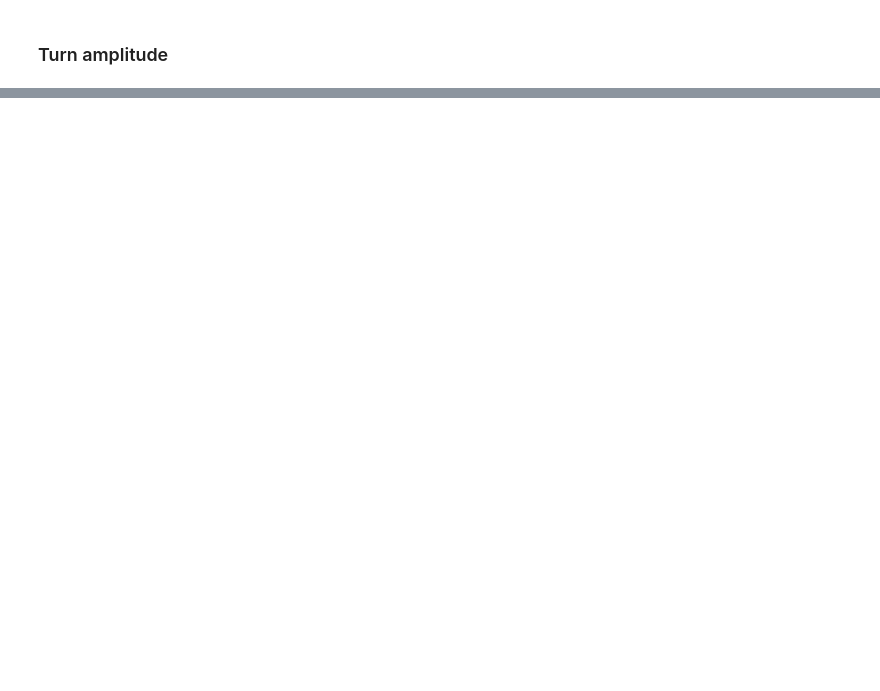
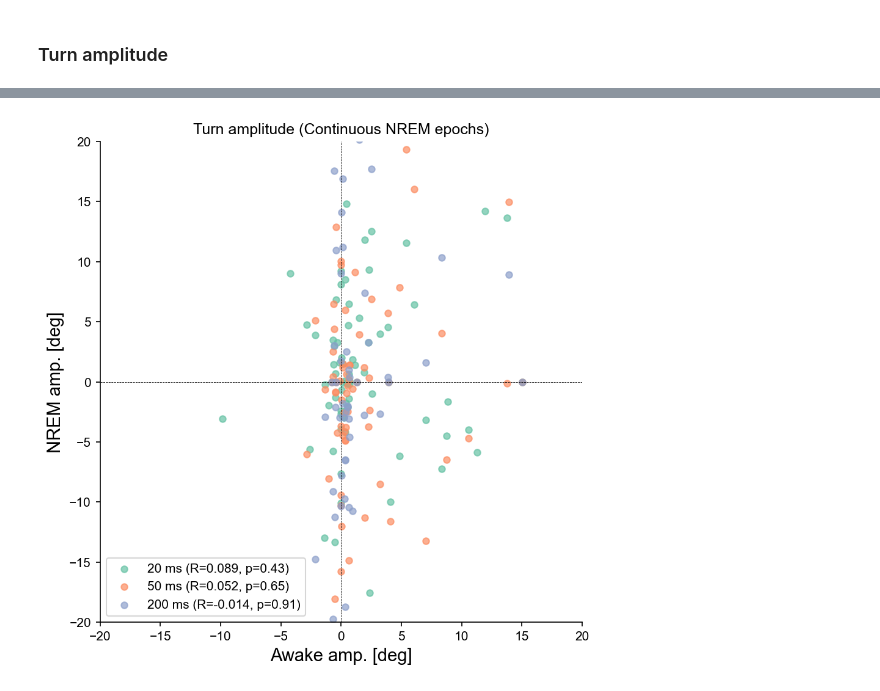
Before and after one commit to Senzai-Lab/nrem_analysis, a Jupyter notebook: notebooks/dual_recordings/sta.ipynb, the cells around one changed output, grey strips where cells are left out. Saved outputs shown, nothing was run; the diff lists cells and outputs as text; code cells hidden in the pictures; blank space fills up the shorter version.

```diff
--- a/notebooks/dual_recordings/sta.ipynb
+++ b/notebooks/dual_recordings/sta.ipynb
@@ -177,0 +261,24 @@ ax.legend()
+# %%
+fig, ax = plt.subplots(figsize=(6, 6))
+
+for i, thresh in enumerate([0.02, 0.05, 0.2]):
+    ax.scatter(awake_amp, turn_amps[:, i], label=f"{(thresh * 1000):.0f} ms (R={results.statistic[i]:.3f}, p={results.pvalue[i]:.2f})", color=cm(i), s=25, alpha=0.7)
+
+ax.set_xlabel("Awake amp. [deg]", fontsize=14)
+ax.set_ylabel("NREM amp. [deg]", fontsize=14)
+
+ax.set_title("Turn amplitude (Continuous NREM epochs)")
+
+ax.set_ylim(-20, 20)
+ax.set_xlim(-20, 20)
+
+ax.axhline(0, color='k', linestyle='--', linewidth=0.4)
+ax.axvline(0, color='k', linestyle='--', linewidth=0.4)
+
+ax.spines['right'].set_visible(False)
+ax.spines['top'].set_visible(False)
+
+ax.legend(loc='lower left')
+plt.savefig(FIGURES_DIR / "turn_amplitude_cont.png")
+# %% [output]
+[figure, added]
```
Also changed, not shown: parts of 18 cells of this notebook.
